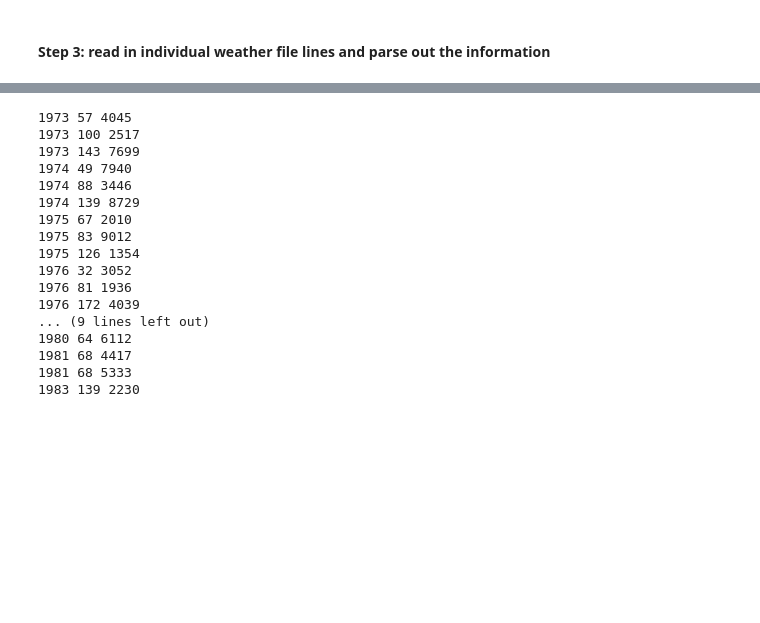
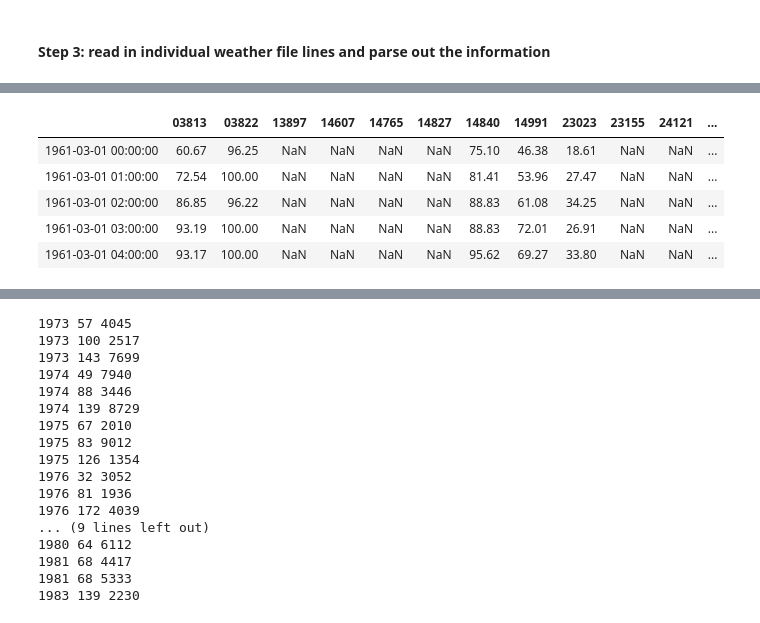
Before and after one commit to jennhsiao/upscale, a Jupyter notebook: notebooks/weafile_read.ipynb, the cells around one changed output, grey strips where cells are left out. Saved outputs shown, nothing was run; the diff lists cells and outputs as text; code cells hidden in the pictures; blank space fills up the shorter version.

```diff
--- a/notebooks/weafile_read.ipynb
+++ b/notebooks/weafile_read.ipynb
@@ -101,0 +174,9 @@ for year in years:
+# %%
+df_rh_all.head()
+# %% [output]
+|  | 03813 | 03822 | 13897 | 14607 | 14765 | 14827 | 14840 | 14991 | 23023 | 23155 | 24121 | ... |
+| 1961-03-01 00:00:00 | 60.67 | 96.25 | NaN | NaN | NaN | NaN | 75.10 | 46.38 | 18.61 | NaN | NaN | ... |
+| 1961-03-01 01:00:00 | 72.54 | 100.00 | NaN | NaN | NaN | NaN | 81.41 | 53.96 | 27.47 | NaN | NaN | ... |
+| 1961-03-01 02:00:00 | 86.85 | 96.22 | NaN | NaN | NaN | NaN | 88.83 | 61.08 | 34.25 | NaN | NaN | ... |
+| 1961-03-01 03:00:00 | 93.19 | 100.00 | NaN | NaN | NaN | NaN | 88.83 | 72.01 | 26.91 | NaN | NaN | ... |
+| 1961-03-01 04:00:00 | 93.17 | 100.00 | NaN | NaN | NaN | NaN | 95.62 | 69.27 | 33.80 | NaN | NaN | ... |
```
Also changed, not shown: parts of 6 cells of this notebook, 4 other files.
